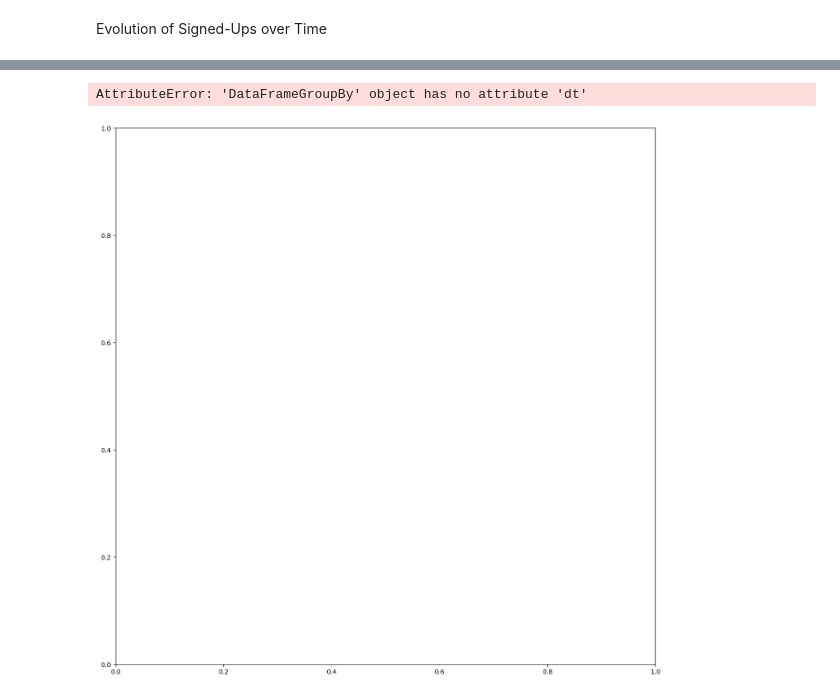
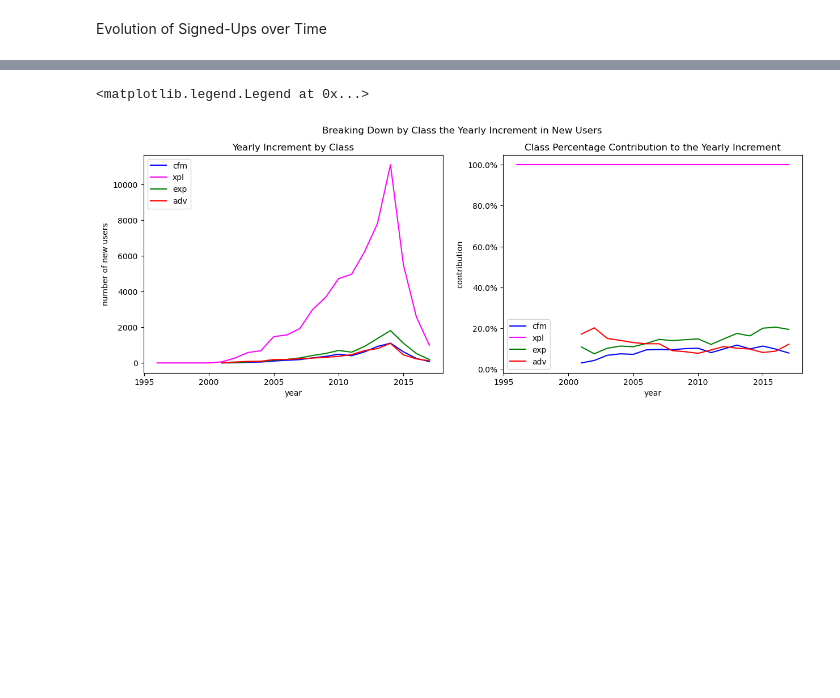
Before and after one commit to epfl-ada/ada-2022-project-analyteam, a Jupyter notebook: time_analysis.ipynb, the cells around one changed output, grey strips where cells are left out. Cells and saved outputs as stored; diff of their text form; code cells hidden in the pictures; blank space fills up the shorter version.

Commit message:
time analysis, finished studying increments

```diff
--- a/time_analysis.ipynb
+++ b/time_analysis.ipynb
@@ -79,0 +78,5 @@ by_year_user_classes = {
+# %%
+# all classified users
+classified_users = users_df.query("classified == 1")
+classified_by_year = classified_users.groupby(by=classified_users.joined.dt.year)
+n_classified_by_year = pd.DataFrame(classified_by_year.size(), columns=["size"])
@@ -79,0 +90,8 @@ by_year_user_classes = {
+# %%
+CMAP = {
+    "cfm": "blue",
+    "xpl": "magenta",
+    "exp": "green",
+    "adv": "red",
+    "classified": "grey"
+}
@@ -80,11 +104,2 @@ by_year_user_classes = {
 # %% [markdown]
 Evolution of Signed-Ups over Time
-# %%
-# the distribution of users joining over time
-_, ax = plt.subplots(1, 1)
-for df in by_year_user_classes.values():
-    sns.lineplot(data=df.size(), x="joined", y="size", ax=ax)
-ax.set_xlabel("year")
-ax.set_ylabel("number of new users")
-ax.tick_params(labelrotation=45)
-ax.legend(labels=by_year_user_classes.keys())
@@ -94,9 +106,26 @@ ax.legend(labels=by_year_user_classes.keys())
-# %%
-# plot the yearly contribution of each class to the audience
-_, ax = plt.subplots(1, 1, figsize=(15, 15))
-for year, data in by_joining_year:
-    sns.barplot(data=data, x=by_joining_year.joined.dt.year, ax=ax)
-# %% [output]
-AttributeError: 'DataFrameGroupBy' object has no attribute 'dt'
-[figure, removed]
+# %%
+fig, (ax1, ax2) = plt.subplots(1, 2, figsize=(15, 5))
+fig.suptitle("Breaking Down by Class the Yearly Increment in New Users")
+
+for class_, df in n_by_year.items():
+    sns.lineplot(data=df, x=df.index, y="size", ax=ax1, label=class_, color=CMAP[class_])
+ax1.set_title("Yearly Increment by Class")
+ax1.set_xlabel("year")
+ax1.set_ylabel("number of new users")
+ax1.legend()
+
+
+for class_, df in n_by_year.items():
+    df = df.copy()
+    df["percent"] = (df / n_classified_by_year).dropna()
+    sns.lineplot(data=df, x=df.index, y="percent", ax=ax2, label=class_, color=CMAP[class_])
+
+ax2.set_title("Class Percentage Contribution to the Yearly Increment")
+ax2.set_xlabel("year")
+ax2.set_ylabel("contribution")
+ax2.yaxis.set_major_formatter(mtick.PercentFormatter(xmax=1, decimals=1))
+ax2.legend()
+# %% [output]
+<matplotlib.legend.Legend at 0x...>
+[figure, added]
 # %%
```
Also changed, not shown: parts of 12 cells of this notebook, 1 other file.
